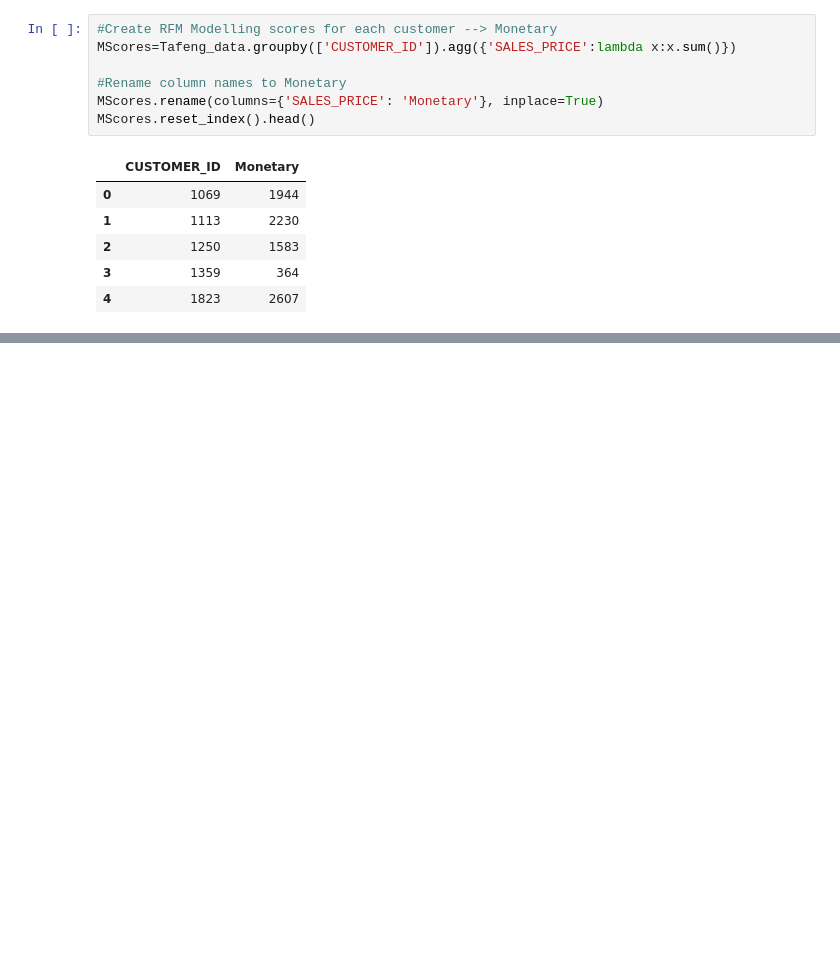
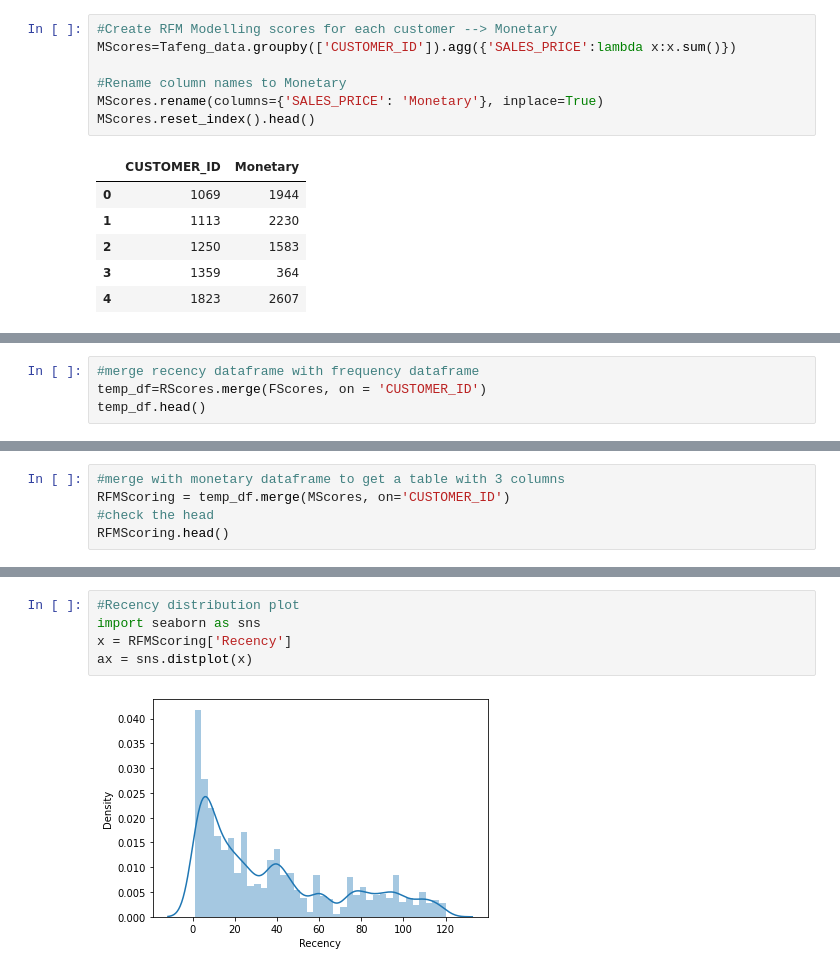
Before and after one commit to kristaLumbantoruan/customer-clustering-for-crm-in-xyz-store, a Jupyter notebook: Customer_Clustering.ipynb, the cells around one changed output, grey strips where cells are left out. Drawn from its saved outputs; the diff is of its cells as text; blank space fills up the shorter version.

```diff
--- a/Customer_Clustering.ipynb
+++ b/Customer_Clustering.ipynb
@@ -252,0 +255,4 @@ MScores.reset_index().head()
+# %%
+#merge recency dataframe with frequency dataframe
+temp_df=RScores.merge(FScores, on = 'CUSTOMER_ID')
+temp_df.head()
@@ -252,0 +267,5 @@ MScores.reset_index().head()
+# %%
+#merge with monetary dataframe to get a table with 3 columns
+RFMScoring = temp_df.merge(MScores, on='CUSTOMER_ID')
+#check the head
+RFMScoring.head()
@@ -252,0 +293,7 @@ MScores.reset_index().head()
+# %%
+#Recency distribution plot
+import seaborn as sns
+x = RFMScoring['Recency']
+ax = sns.distplot(x)
+# %% [output]
+[figure, added]
```
Also changed, not shown: parts of 4 cells of this notebook.
